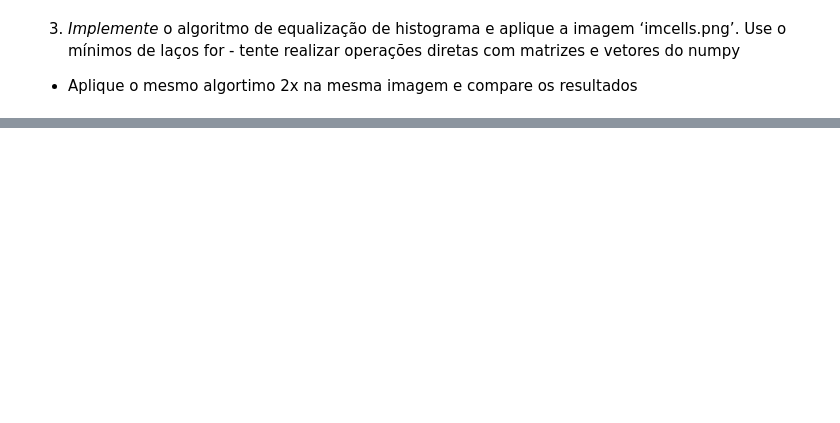
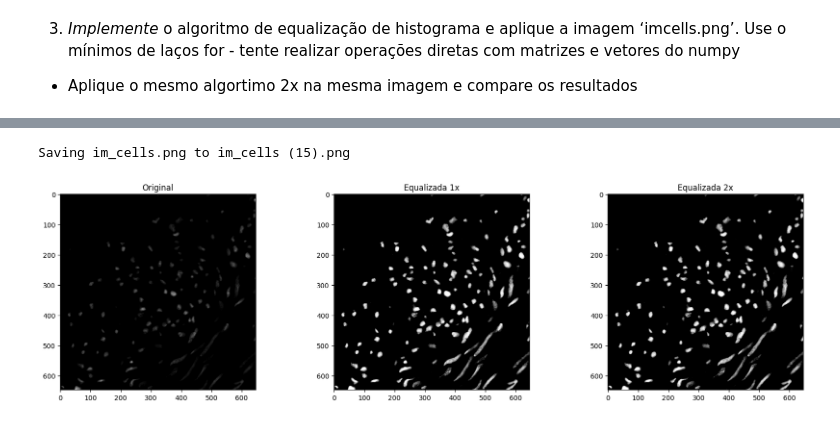
Before and after one commit to DanielGoncalves666/gbc216_t1_G01, a Jupyter notebook: Lab03 - Histogram Equalization/Lab03_hist.ipynb, the cells around one changed output, grey strips where cells are left out. Cells and saved outputs as stored; diff of their text form; code cells hidden in the pictures; blank space fills up the shorter version.

```diff
--- a/Lab03 - Histogram Equalization/Lab03_hist.ipynb
+++ b/Lab03 - Histogram Equalization/Lab03_hist.ipynb
@@ -51,0 +83,57 @@ if __name__ == "__main__":
+# %%
+from google.colab import files
+import numpy as np
+import cv2
+import matplotlib.pyplot as plt
+from PIL import Image
+
+
+uploaded = files.upload()
+
+file_name = next(iter(uploaded))
+img = Image.open(f"/content/{file_name}").convert('L')
+img_array = np.array(img)
+
+# Função para equalizar histograma
+def equalizar_histograma(img):
+    # 1. Calcular o histograma
+    hist, bins = np.histogram(img.flatten(), 256, [0, 256])
+
+    # 2. Calcular a função de distribuição cumulativa (CDF)
+    cdf = hist.cumsum()
+    cdf_normalizada = cdf * hist.max() / cdf.max()  # Normalizar
+
+    # 3. Usar a CDF para remapear os valores de intensidade
+    cdf_m = np.ma.masked_equal(cdf, 0)  # Ignorar valores 0
+    cdf_m = (cdf_m - cdf_m.min()) * 255 / (cdf_m.max() - cdf_m.min())  # Equalizar
+    cdf = np.ma.filled(cdf_m, 0).astype('uint8')  # Preencher 0s com valores ajustados
+
+    # 4. Mapear a imagem original usando a CDF
+    img_equalizada = cdf[img]
+    return img_equalizada
+
+# equalização 1 e 2x
+equalizada_1x = equalizar_histograma(img_array)
+
+equalizada_2x = equalizar_histograma(equalizada_1x)
+
+plt.figure(figsize=(20, 15))
+
+# original
+plt.subplot(1, 3, 1)
+plt.title('Original')
+plt.imshow(img_array, cmap='gray', vmin=0, vmax=255)
+
+# equalizada 1x
+plt.subplot(1, 3, 2)
+plt.title('Equalizada 1x')
+plt.imshow(equalizada_1x, cmap='gray', vmin=0, vmax=255)
+
+# equalizada 2x
+plt.subplot(1, 3, 3)
+plt.title('Equalizada 2x')
+plt.imshow(equalizada_2x, cmap='gray', vmin=0, vmax=255)
+
+plt.subplots_adjust(wspace=0.4)
+plt.show()
+# %% [output]
@@ -51,0 +141,2 @@ if __name__ == "__main__":
+Saving im_cells.png to im_cells (15).png
+[figure, added]
```
Also changed, not shown: parts of 5 cells of this notebook.
